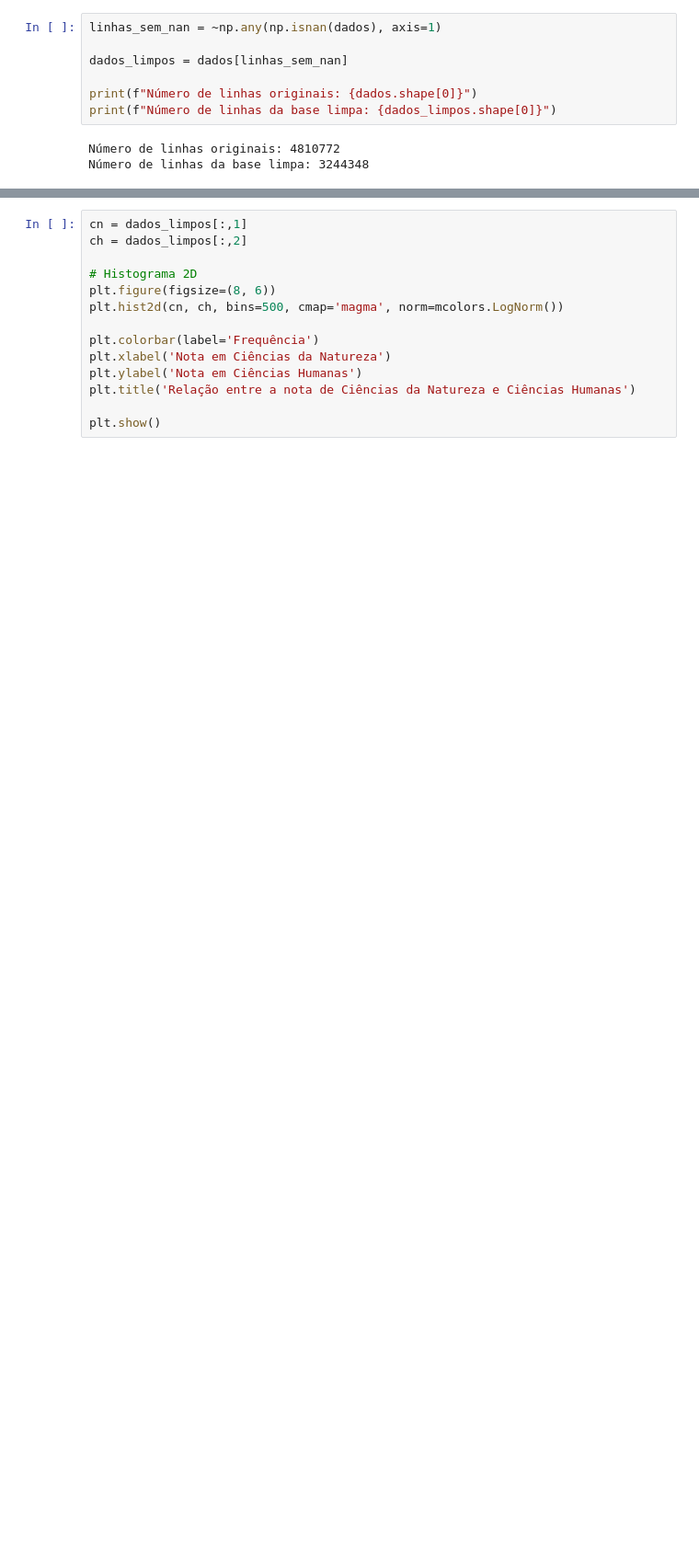
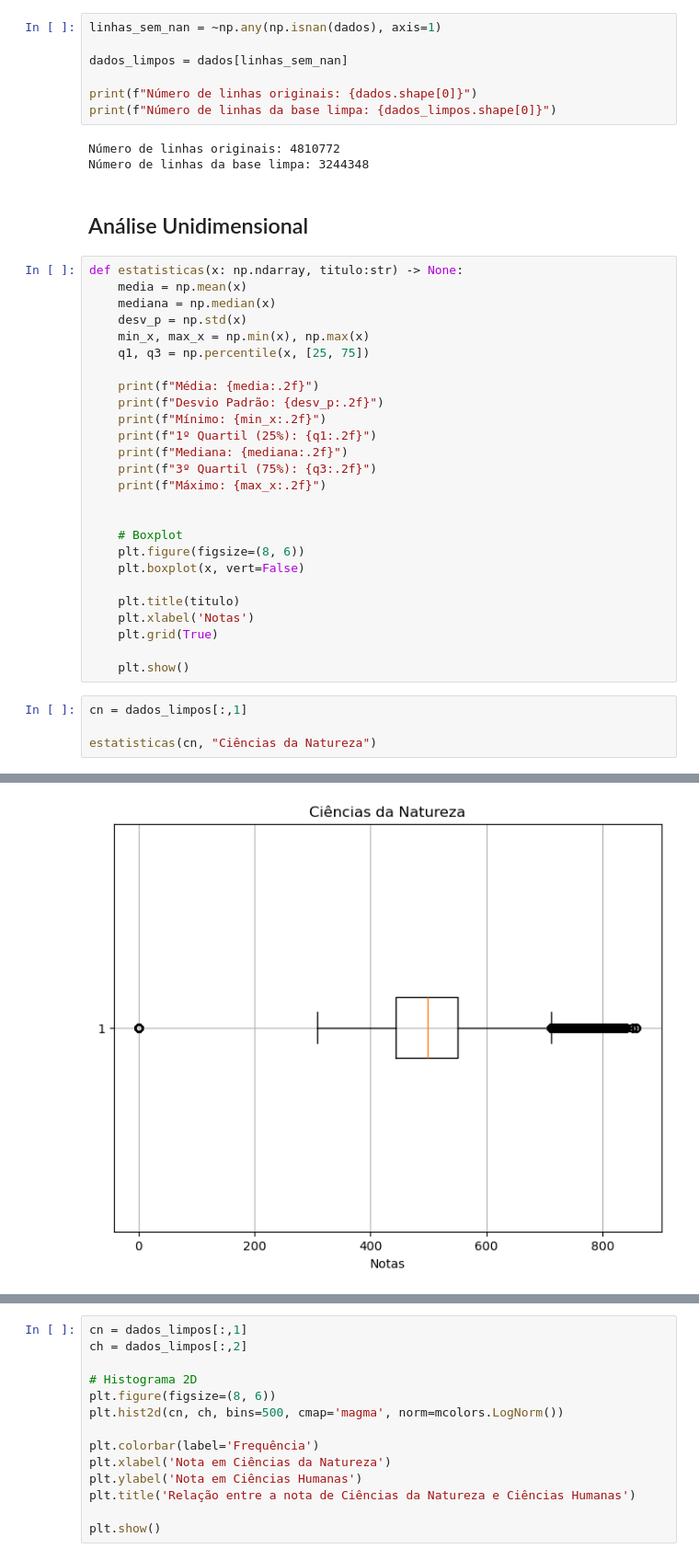
Before and after one commit to Machine-Learning-AV2/Pipeline_MachineLearning_AV2, a Jupyter notebook: analise_exploratoria.ipynb, the cells around one changed output, grey strips where cells are left out. Shown at 92% size. Cells and saved outputs as stored; diff of their text form; blank space fills up the shorter version.

Commit message:
Análise unidimensional

```diff
--- a/analise_exploratoria.ipynb
+++ b/analise_exploratoria.ipynb
@@ -28,3 +28,36 @@ print(f"Número de linhas da base limpa: {dados_limpos.shape[0]}")
 # %% [output]
 Número de linhas originais: 4810772
 Número de linhas da base limpa: 3244348
+# %% [markdown]
+## Análise Unidimensional
+# %%
+def estatisticas(x: np.ndarray, titulo:str) -> None:
+    media = np.mean(x)
+    mediana = np.median(x)
+    desv_p = np.std(x)
+    min_x, max_x = np.min(x), np.max(x)
+    q1, q3 = np.percentile(x, [25, 75])
+
+    print(f"Média: {media:.2f}")
+    print(f"Desvio Padrão: {desv_p:.2f}")
+    print(f"Mínimo: {min_x:.2f}")
+    print(f"1º Quartil (25%): {q1:.2f}")
+    print(f"Mediana: {mediana:.2f}")
+    print(f"3º Quartil (75%): {q3:.2f}")
+    print(f"Máximo: {max_x:.2f}")
+
+
+    # Boxplot
+    plt.figure(figsize=(8, 6))
+    plt.boxplot(x, vert=False)
+
+    plt.title(titulo)
+    plt.xlabel('Notas')
+    plt.grid(True)
+
+    plt.show()
+# %%
+cn = dados_limpos[:,1]
+
+estatisticas(cn, "Ciências da Natureza")
+# %% [output]
@@ -30,0 +71 @@ Número de linhas da base limpa: 3244348
+[figure, added]
```
Also changed, not shown: parts of 9 cells of this notebook.
